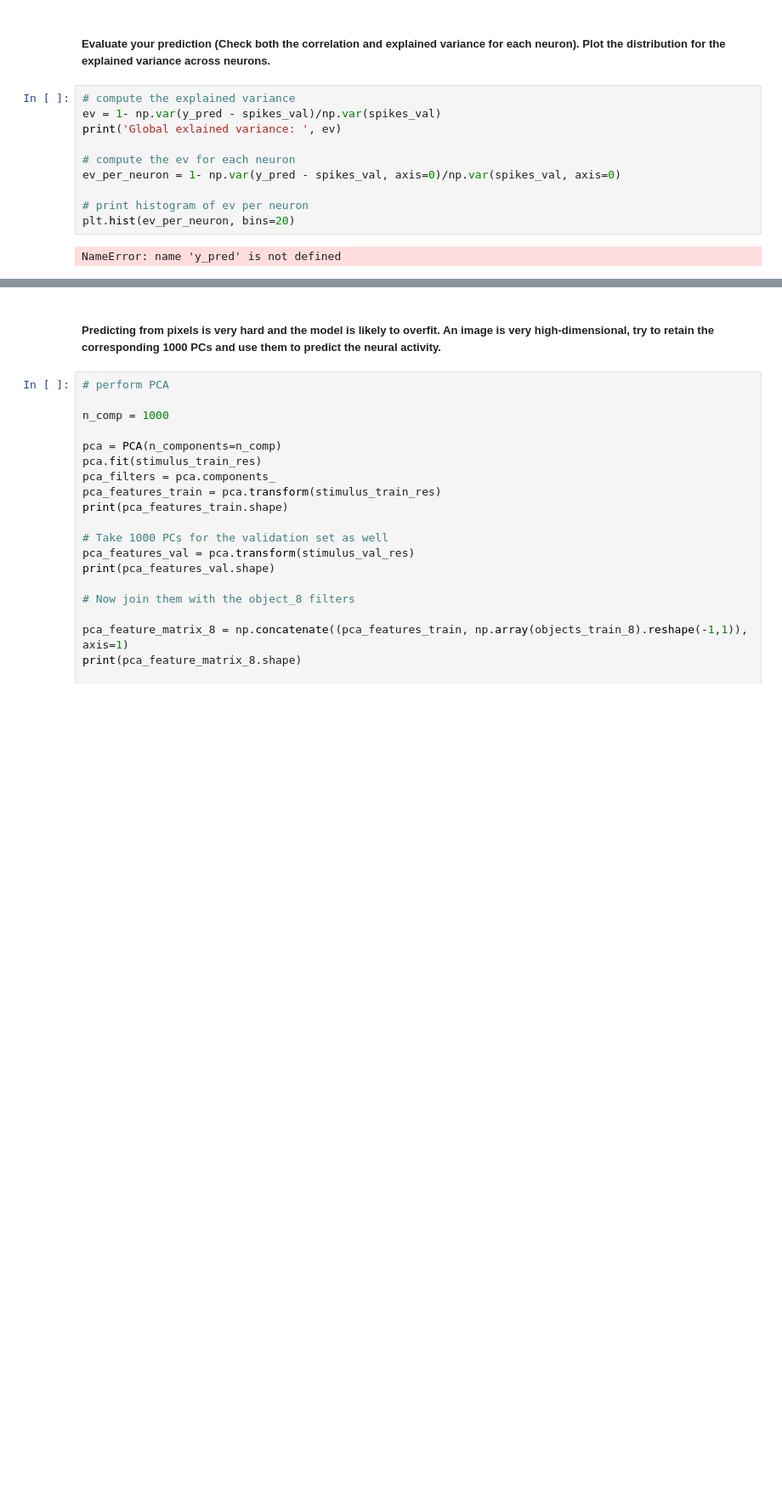
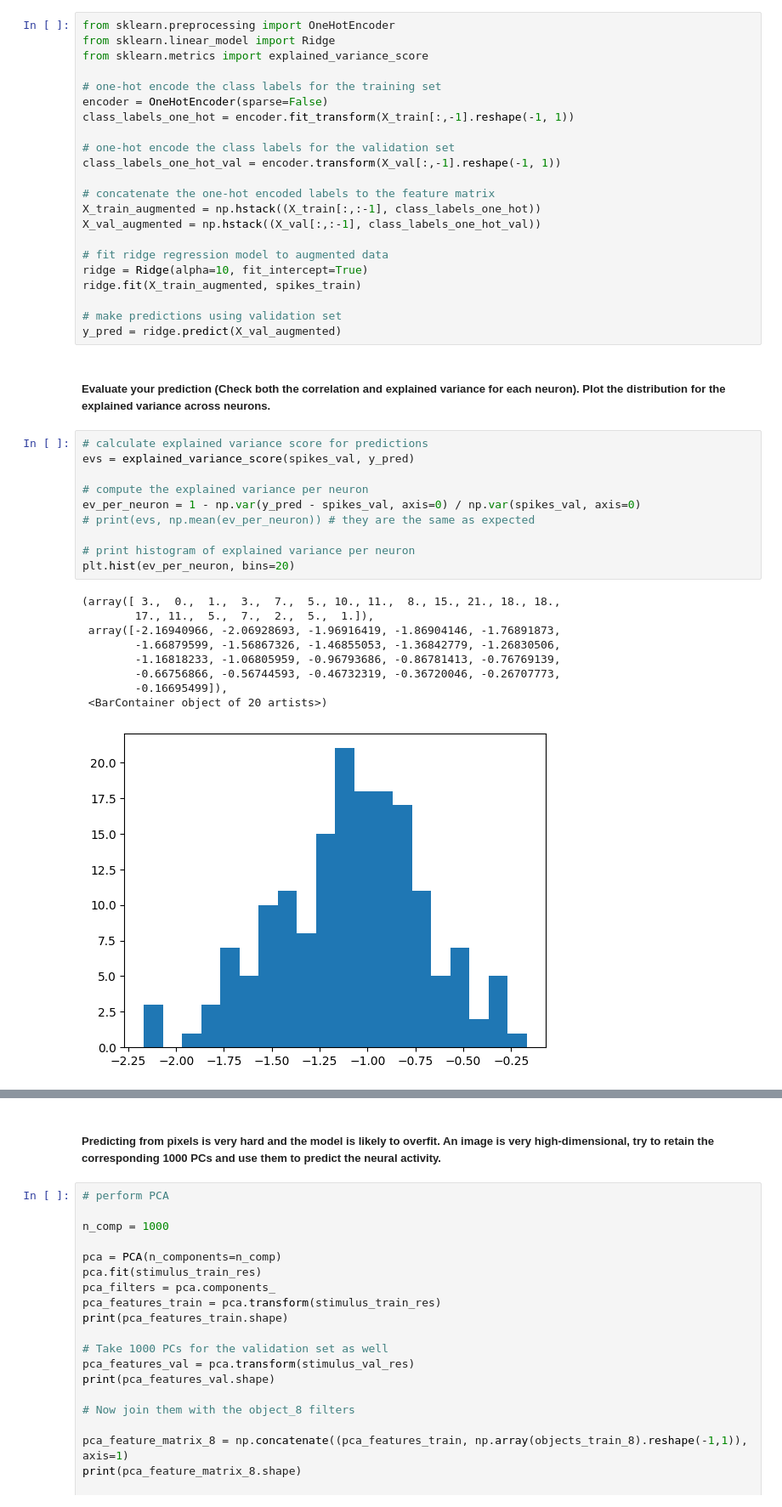
Before and after one commit to ernestoBocini/Brain-Like-Computation-Project, a Jupyter notebook: week5.ipynb, the cells around one changed output, grey strips where cells are left out. Shown at 85% size. Saved outputs shown, nothing was run; the diff lists cells and outputs as text; blank space fills up the shorter version.

```diff
--- a/week5.ipynb
+++ b/week5.ipynb
@@ -118,14 +83,44 @@ y_pred = np.dot(X_val_augmented, model_weights)
+# %%
+from sklearn.preprocessing import OneHotEncoder
+from sklearn.linear_model import Ridge
+from sklearn.metrics import explained_variance_score
+
+# one-hot encode the class labels for the training set
+encoder = OneHotEncoder(sparse=False)
+class_labels_one_hot = encoder.fit_transform(X_train[:,-1].reshape(-1, 1))
+
+# one-hot encode the class labels for the validation set
+class_labels_one_hot_val = encoder.transform(X_val[:,-1].reshape(-1, 1))
+
+# concatenate the one-hot encoded labels to the feature matrix
+X_train_augmented = np.hstack((X_train[:,:-1], class_labels_one_hot))
+X_val_augmented = np.hstack((X_val[:,:-1], class_labels_one_hot_val))
+
+# fit ridge regression model to augmented data
+ridge = Ridge(alpha=10, fit_intercept=True)
+ridge.fit(X_train_augmented, spikes_train)
+
+# make predictions using validation set
+y_pred = ridge.predict(X_val_augmented)
 # %% [markdown]
 ##### Evaluate your prediction (Check both the correlation and explained variance for each neuron). Plot the distribution for the explained variance across neurons.
 # %%
-# compute the explained variance
-ev = 1- np.var(y_pred - spikes_val)/np.var(spikes_val)
-print('Global exlained variance: ', ev)
+# calculate explained variance score for predictions
+evs = explained_variance_score(spikes_val, y_pred)
 
-# compute the ev for each neuron
-ev_per_neuron = 1- np.var(y_pred - spikes_val, axis=0)/np.var(spikes_val, axis=0)
+# compute the explained variance per neuron
+ev_per_neuron = 1 - np.var(y_pred - spikes_val, axis=0) / np.var(spikes_val, axis=0)
+# print(evs, np.mean(ev_per_neuron)) # they are the same as expected
 
-# print histogram of ev per neuron
+# print histogram of explained variance per neuron
 plt.hist(ev_per_neuron, bins=20)
 # %% [output]
-NameError: name 'y_pred' is not defined
+(array([ 3.,  0.,  1.,  3.,  7.,  5., 10., 11.,  8., 15., 21., 18., 18.,
+        17., 11.,  5.,  7.,  2.,  5.,  1.]),
+ array([-2.16940966, -2.06928693, -1.96916419, -1.86904146, -1.76891873,
+        -1.66879599, -1.56867326, -1.46855053, -1.36842779, -1.26830506,
+        -1.16818233, -1.06805959, -0.96793686, -0.86781413, -0.76769139,
+        -0.66756866, -0.56744593, -0.46732319, -0.36720046, -0.26707773,
+        -0.16695499]),
+ <BarContainer object of 20 artists>)
+[figure, added]
```
Also changed, not shown: parts of 23 cells of this notebook, 3 other files.
